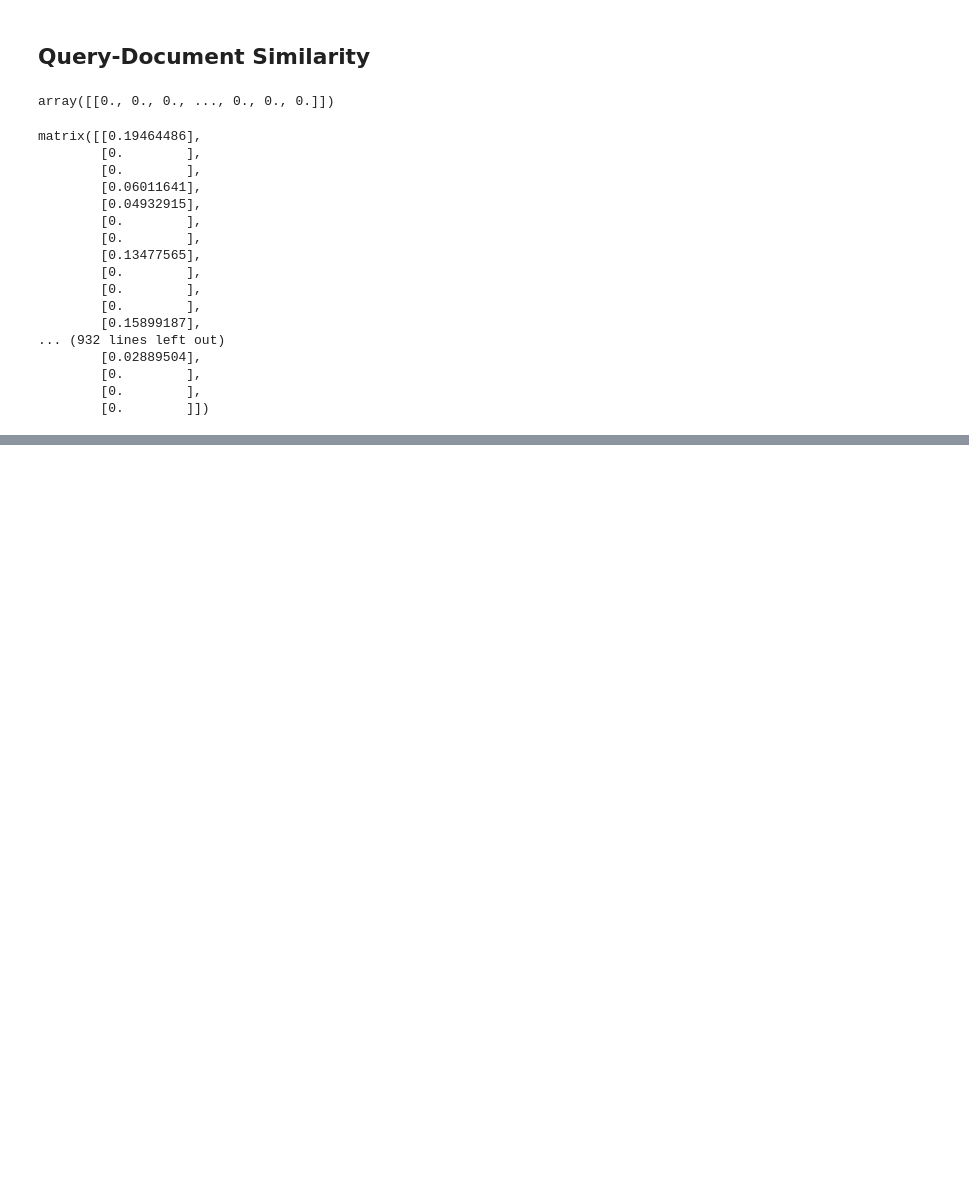
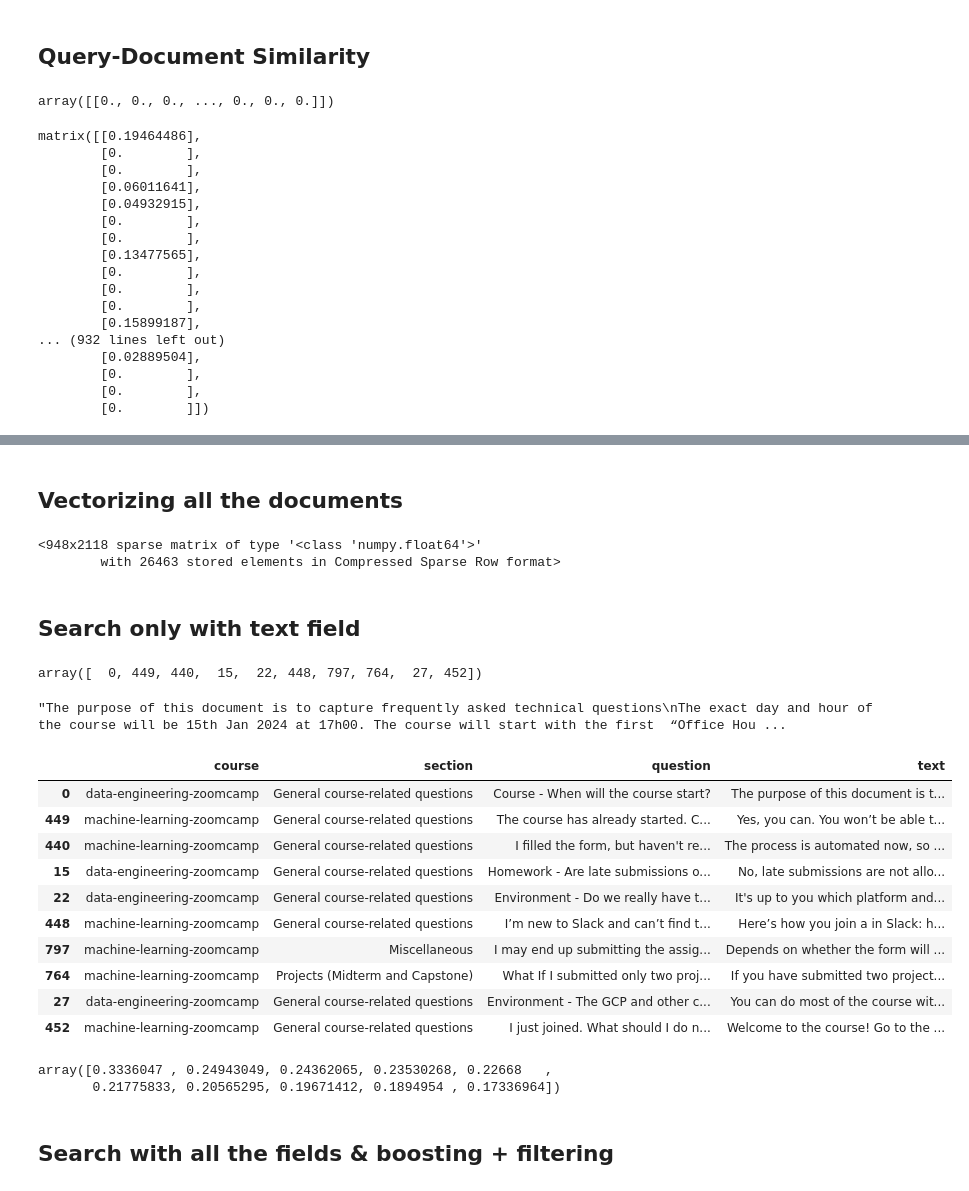
Before and after one commit to KacperUrban/llm-zoomcamp, a Jupyter notebook: 00-Pre-course-workshop/search-engine/text-search.ipynb, the cells around one changed output, grey strips where cells are left out. Saved outputs shown, nothing was run; the diff lists cells and outputs as text; code cells hidden in the pictures; blank space fills up the shorter version.

Commit message:
Added searching with all fields with boosting and filtering

```diff
--- a/00-Pre-course-workshop/search-engine/text-search.ipynb
+++ b/00-Pre-course-workshop/search-engine/text-search.ipynb
@@ -164,0 +175,55 @@ matrix([[0.19464486],
+# %% [markdown]
+## Vectorizing all the documents
+# %%
+fields = ['section', 'question', 'text']
+transformers = {}
+matrices = {}
+
+for field in fields:
+    tfidf = TfidfVectorizer(stop_words='english', min_df=3)
+    X = tfidf.fit_transform(df[field])
+
+    transformers[field] = tfidf
+    matrices[field] = X
+
+transformers['text'].get_feature_names_out()
+matrices['text']
+# %% [output]
+<948x2118 sparse matrix of type '<class 'numpy.float64'>'
+        with 26463 stored elements in Compressed Sparse Row format>
+# %% [markdown]
+## Search only with text field
+# %%
+query = "I just singned up. Is it too late to join the course?"
+
+q = transformers['text'].transform([query])
+score = cosine_similarity(matrices['text'], q).flatten()
+idx = np.argsort(-score)[:10]
+idx
+# %% [output]
+array([  0, 449, 440,  15,  22, 448, 797, 764,  27, 452])
+# %%
+df.iloc[0].text
+# %% [output]
+"The purpose of this document is to capture frequently asked technical questions\nThe exact day and hour of the course will be 15th Jan 2024 at 17h00. The course will start with the first  “Office Hou ...
+# %%
+df.iloc[idx]
+# %% [output]
+|  | course | section | question | text |
+| 0 | data-engineering-zoomcamp | General course-related questions | Course - When will the course start? | The purpose of this document is t... |
+| 449 | machine-learning-zoomcamp | General course-related questions | The course has already started. C... | Yes, you can. You won’t be able t... |
+| 440 | machine-learning-zoomcamp | General course-related questions | I filled the form, but haven't re... | The process is automated now, so ... |
+| 15 | data-engineering-zoomcamp | General course-related questions | Homework - Are late submissions o... | No, late submissions are not allo... |
+| 22 | data-engineering-zoomcamp | General course-related questions | Environment - Do we really have t... | It's up to you which platform and... |
+| 448 | machine-learning-zoomcamp | General course-related questions | I’m new to Slack and can’t find t... | Here’s how you join a in Slack: h... |
+| 797 | machine-learning-zoomcamp | Miscellaneous | I may end up submitting the assig... | Depends on whether the form will ... |
+| 764 | machine-learning-zoomcamp | Projects (Midterm and Capstone) | What If I submitted only two proj... | If you have submitted two project... |
+| 27 | data-engineering-zoomcamp | General course-related questions | Environment - The GCP and other c... | You can do most of the course wit... |
+| 452 | machine-learning-zoomcamp | General course-related questions | I just joined. What should I do n... | Welcome to the course! Go to the ... |
+# %%
+score[idx]
+# %% [output]
+array([0.3336047 , 0.24943049, 0.24362065, 0.23530268, 0.22668   ,
+       0.21775833, 0.20565295, 0.19671412, 0.1894954 , 0.17336964])
+# %% [markdown]
+## Search with all the fields & boosting + filtering
```
Also changed, not shown: parts of 8 cells of this notebook.
